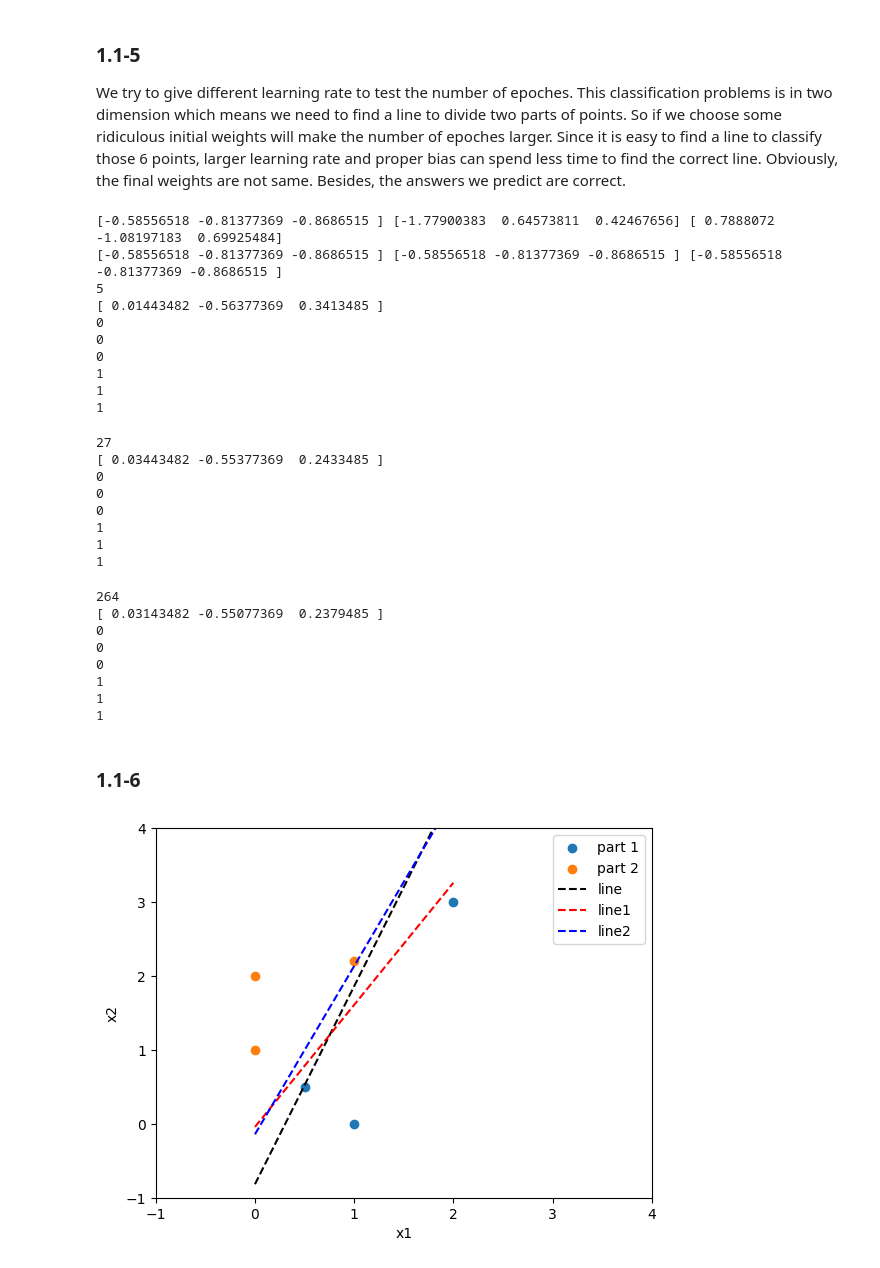
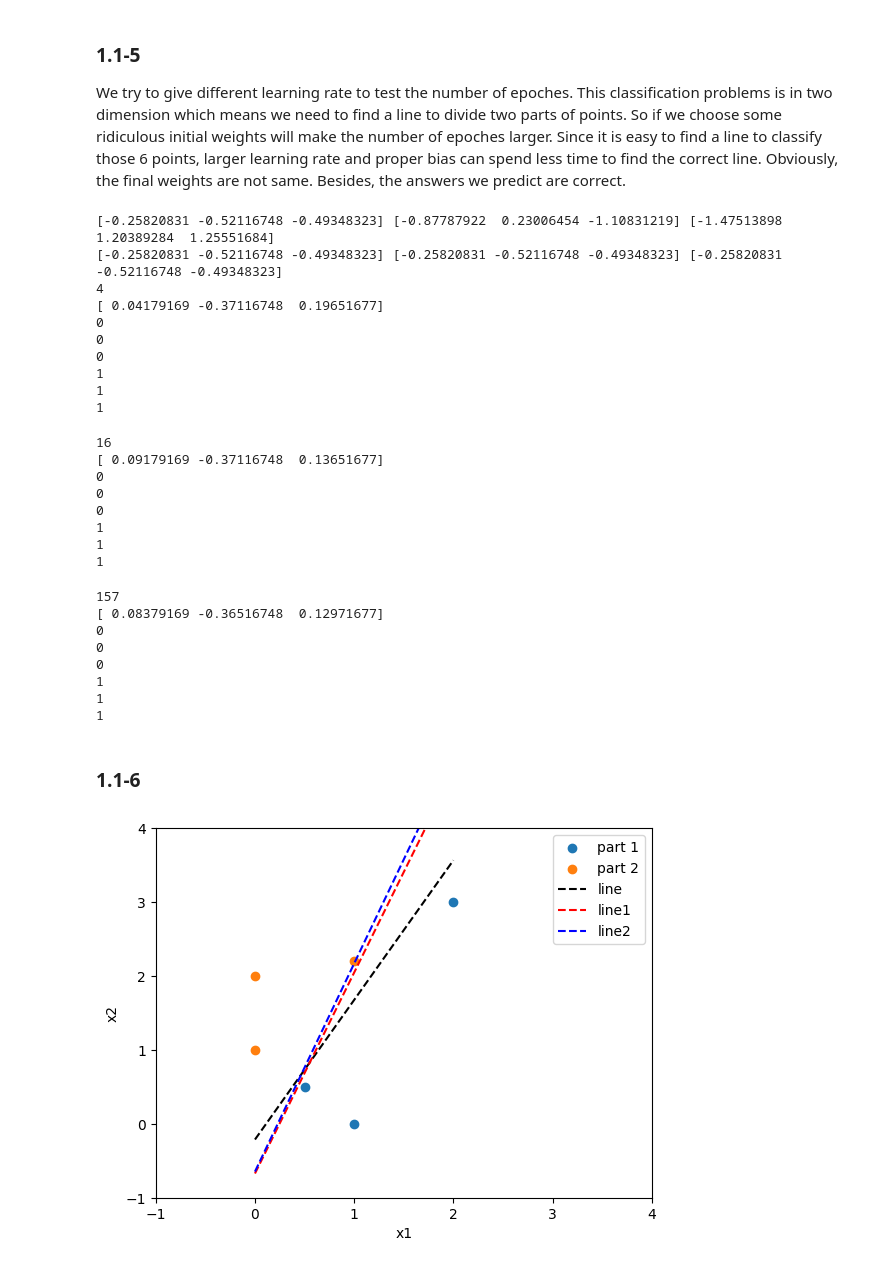
Before and after one commit to MarcelZelent/Bioinspired-Marcel, a Jupyter notebook: Week1/Exercise1/perceptron - Marcel.ipynb, the cells around one changed output. Drawn from its saved outputs; the diff is of its cells as text; code cells hidden in the pictures.

```diff
--- a/Week1/Exercise1/perceptron - Marcel.ipynb
+++ b/Week1/Exercise1/perceptron - Marcel.ipynb
@@ -64,7 +64,7 @@ class Perceptron:
         if not isinstance(act_f, type) or not issubclass(act_f, ActivationFunction):
             raise TypeError('act_f has to be a subclass of ActivationFunction (not a class instance).')
         # weights
-        self.w = np.random.normal(0, 1, (n_inputs+1,))
+        self.w = np.random.normal(0, 1, (n_inputs))
         # activation function
         self.f = act_f()
 
@@ -124,8 +124,9 @@ The code below is used to test the output of the initial Perceptron class. The c
 ## TODO Test perceptron initialization
 xdata_shape = xdata.shape
 xdata_train = np.append(np.ones((6,1)), xdata, axis=1)
-print(xdata_train)
-p = Perceptron(xdata_shape[1], SignActivation)
+xdata_train_shape = xdata_train.shape
+print(xdata_train, xdata_train_shape)
+p = Perceptron(xdata_train_shape[1], SignActivation)
 for i in range(6):
     print(p.predict(xdata_train[i,:]) )
 # %% [output]
@@ -196,9 +197,9 @@ for i in range(6):
 ### 1.1-5
 We try to give different learning rate to test the number of epoches. This classification problems is in two dimension which means we need to find a line to divide two parts of points. So if we choose some ridiculous initial weights will make the number of epoches larger. Since it is easy to find a line to classify those 6 points, larger learning rate and proper bias can spend less time to find the correct line. Obviously, the final weights are not same. Besides, the answers we predict are correct.
 # %%
-p1 = Perceptron(xdata_shape[1], SignActivation)
-p2 = Perceptron(xdata_shape[1], SignActivation)
-p3 = Perceptron(xdata_shape[1], SignActivation)
+p1 = Perceptron(xdata_train_shape[1], SignActivation)
+p2 = Perceptron(xdata_train_shape[1], SignActivation)
+p3 = Perceptron(xdata_train_shape[1], SignActivation)
 print(p1.w, p2.w, p3.w)
 p2.w = p1.w.copy()
 p3.w = p1.w.copy()
@@ -211,10 +212,10 @@ learning(w_new, p1, temp, xdata_train, ydata, lr)
 for i in range(6):
     print(p1.predict(xdata_train[i,:]) )
 # %% [output]
-[-0.58556518 -0.81377369 -0.8686515 ] [-1.77900383  0.64573811  0.42467656] [ 0.7888072  -1.08197183  0.69925484]
-[-0.58556518 -0.81377369 -0.8686515 ] [-0.58556518 -0.81377369 -0.8686515 ] [-0.58556518 -0.81377369 -0.8686515 ]
-5
-[ 0.01443482 -0.56377369  0.3413485 ]
+[-0.25820831 -0.52116748 -0.49348323] [-0.87787922  0.23006454 -1.10831219] [-1.47513898  1.20389284  1.25551684]
+[-0.25820831 -0.52116748 -0.49348323] [-0.25820831 -0.52116748 -0.49348323] [-0.25820831 -0.52116748 -0.49348323]
+4
+[ 0.04179169 -0.37116748  0.19651677]
 0
 0
 0
@@ -230,8 +231,8 @@ learning(w_new, p2, temp, xdata_train, ydata, lr)
 for i in range(6):
     print(p2.predict(xdata_train[i,:]) )
 # %% [output]
-27
-[ 0.03443482 -0.55377369  0.2433485 ]
+16
+[ 0.09179169 -0.37116748  0.13651677]
 0
 0
 0
@@ -246,8 +247,8 @@ learning(w_new, p3, temp, xdata_train, ydata, lr)
 for i in range(6):
     print(p3.predict(xdata_train[i,:]) )
 # %% [output]
-264
-[ 0.03143482 -0.55077369  0.2379485 ]
+157
+[ 0.08379169 -0.36516748  0.12971677]
 0
 0
 0
@@ -259,19 +260,19 @@ for i in range(6):
 # %%
 fig, ax = plt.subplots()
 ax.scatter(xdata[0:3, 0], xdata[0:3, 1], label='part 1')
 ax.scatter(xdata[3:6, 0], xdata[3:6, 1], label='part 2')
 x=np.linspace(0, 2, 100)
-y0 = -(p.w[1]/p.w[2])*x-p.w[0]/p.w[2]
 y1 = -(p1.w[1]/p1.w[2])*x-p1.w[0]/p1.w[2]
 y2 = -(p2.w[1]/p2.w[2])*x-p2.w[0]/p2.w[2]
-ax.plot(x, y0, label='line', color='black', linestyle='--')
-ax.plot(x, y1, label='line1', color='red', linestyle='--')
-ax.plot(x, y2, label='line2', color='blue', linestyle='--')
+y3 = -(p3.w[1]/p3.w[2])*x-p3.w[0]/p3.w[2]
+ax.plot(x, y1, label='line', color='black', linestyle='--')
+ax.plot(x, y2, label='line1', color='red', linestyle='--')
+ax.plot(x, y3, label='line2', color='blue', linestyle='--')
 ax.set_xlabel('x1')
 ax.set_ylabel('x2')
 ax.legend()
 plt.xlim([-1, 4])
 plt.ylim([-1, 4])
 plt.show()
 # %% [output]
-[figure, old version]
+[figure, new version]
```
Also changed, not shown: parts of 3 cells of this notebook, 2 other files.
